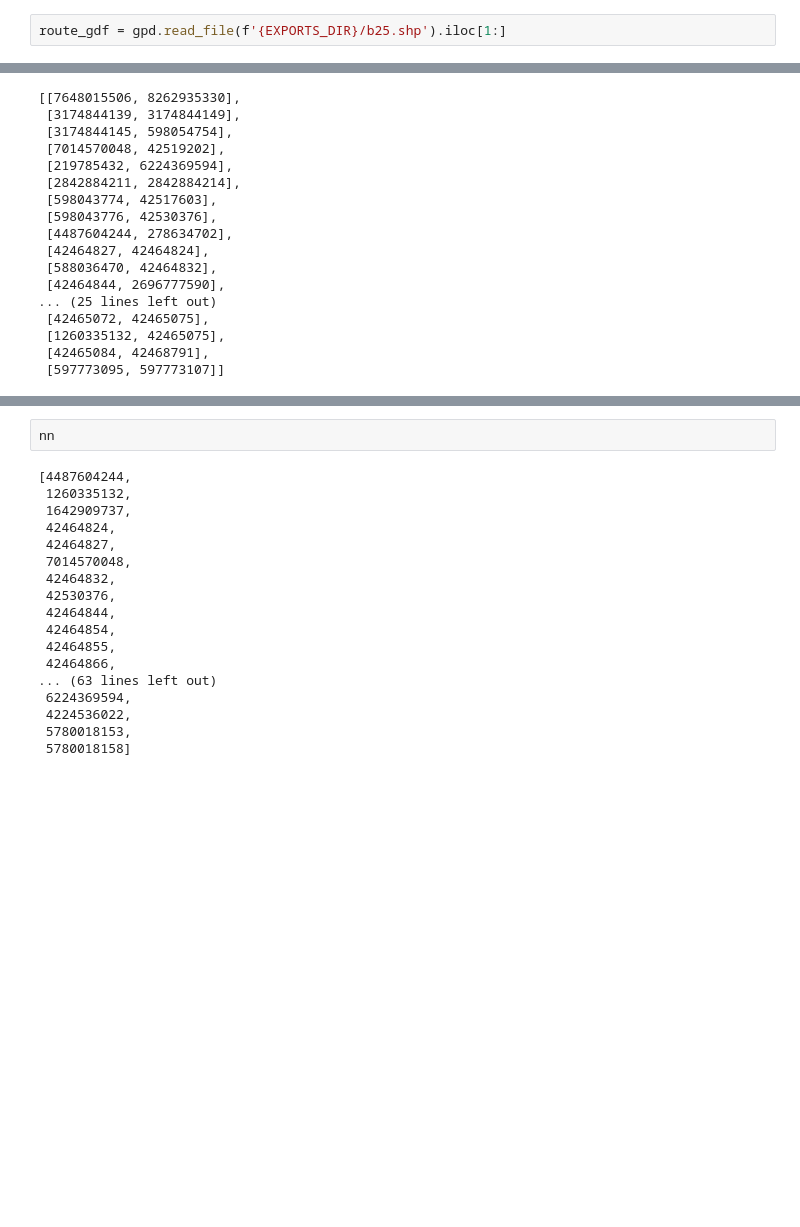
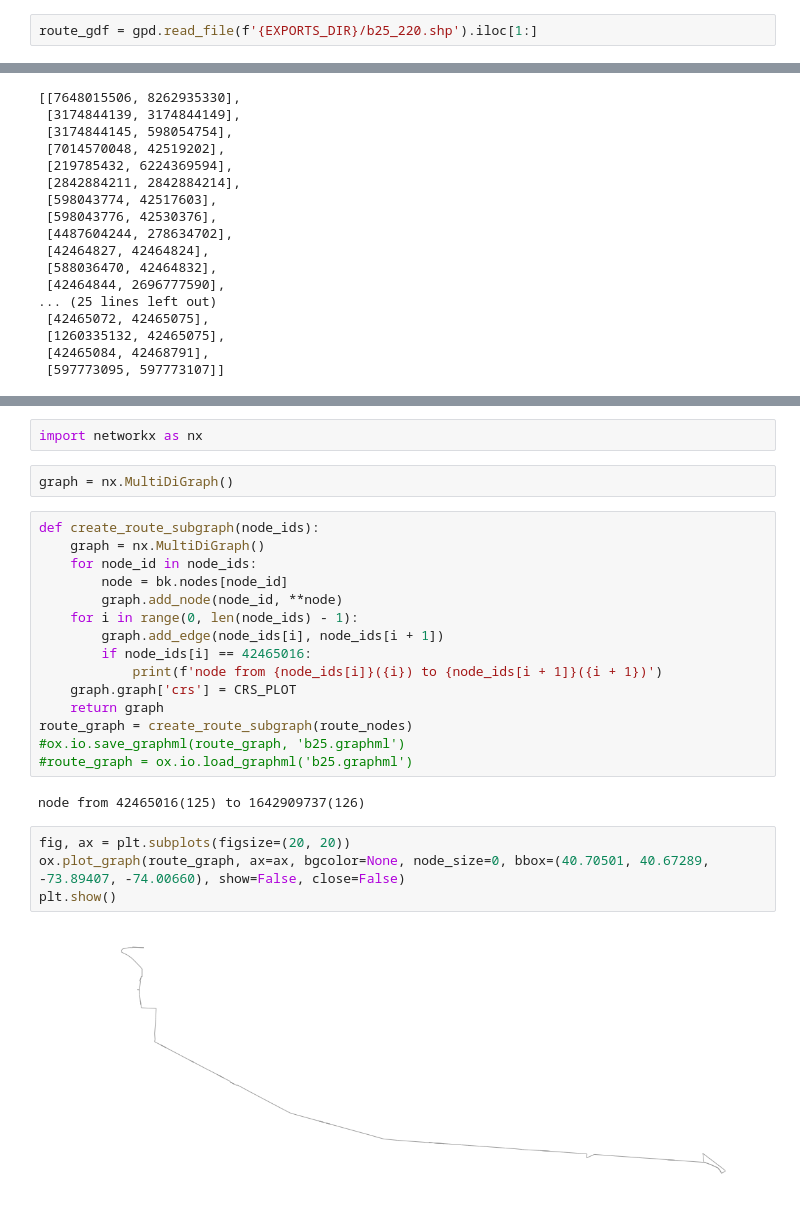
Before and after one commit to cpcarey/nyu-cusp-mlc-bus, a Jupyter notebook: notebooks/match_route_to_osmnx.ipynb, the cells around one changed output, grey strips where cells are left out. Saved outputs shown, nothing was run; the diff lists cells and outputs as text; blank space fills up the shorter version.

```diff
--- a/notebooks/match_route_to_osmnx.ipynb
+++ b/notebooks/match_route_to_osmnx.ipynb
@@ -18,6 +19,6 @@ CRS_PLOT = 'EPSG:4326'
 DATA_DIR = '../data'
 EXPORTS_DIR = f'{DATA_DIR}/exports'
 # %%
-route_gdf = gpd.read_file(f'{EXPORTS_DIR}/b25.shp').iloc[1:]
+route_gdf = gpd.read_file(f'{EXPORTS_DIR}/b25_220.shp').iloc[1:]
 # %%
 bk = ox.io.load_graphml('bk.graphml')
@@ -115,23 +86,30 @@ ox.plot_graph_route(bk, route_nodes, ax=ax, show=False, close=False, route_color
 plt.show()
 # %% [output]
 [figure]
-# %%
-nn
-# %% [output]
-[4487604244,
- 1260335132,
- 1642909737,
- 42464824,
- 42464827,
- 7014570048,
- 42464832,
- 42530376,
- 42464844,
- 42464854,
- 42464855,
- 42464866,
-... (63 lines left out)
- 6224369594,
- 4224536022,
- 5780018153,
- 5780018158]
+# %%
+import networkx as nx
+# %%
+graph = nx.MultiDiGraph()
+# %%
+def create_route_subgraph(node_ids):
+    graph = nx.MultiDiGraph()
+    for node_id in node_ids:
+        node = bk.nodes[node_id]
+        graph.add_node(node_id, **node)
+    for i in range(0, len(node_ids) - 1):
+        graph.add_edge(node_ids[i], node_ids[i + 1])
+        if node_ids[i] == 42465016:
+            print(f'node from {node_ids[i]}({i}) to {node_ids[i + 1]}({i + 1})')
+    graph.graph['crs'] = CRS_PLOT
+    return graph
+route_graph = create_route_subgraph(route_nodes)
+#ox.io.save_graphml(route_graph, 'b25.graphml')
+#route_graph = ox.io.load_graphml('b25.graphml')
+# %% [output]
+node from 42465016(125) to 1642909737(126)
+# %%
+fig, ax = plt.subplots(figsize=(20, 20))
+ox.plot_graph(route_graph, ax=ax, bgcolor=None, node_size=0, bbox=(40.70501, 40.67289, -73.89407, -74.00660), show=False, close=False)
+plt.show()
+# %% [output]
+[figure, added]
```
Also changed, not shown: parts of 26 cells of this notebook, 4 other files.
